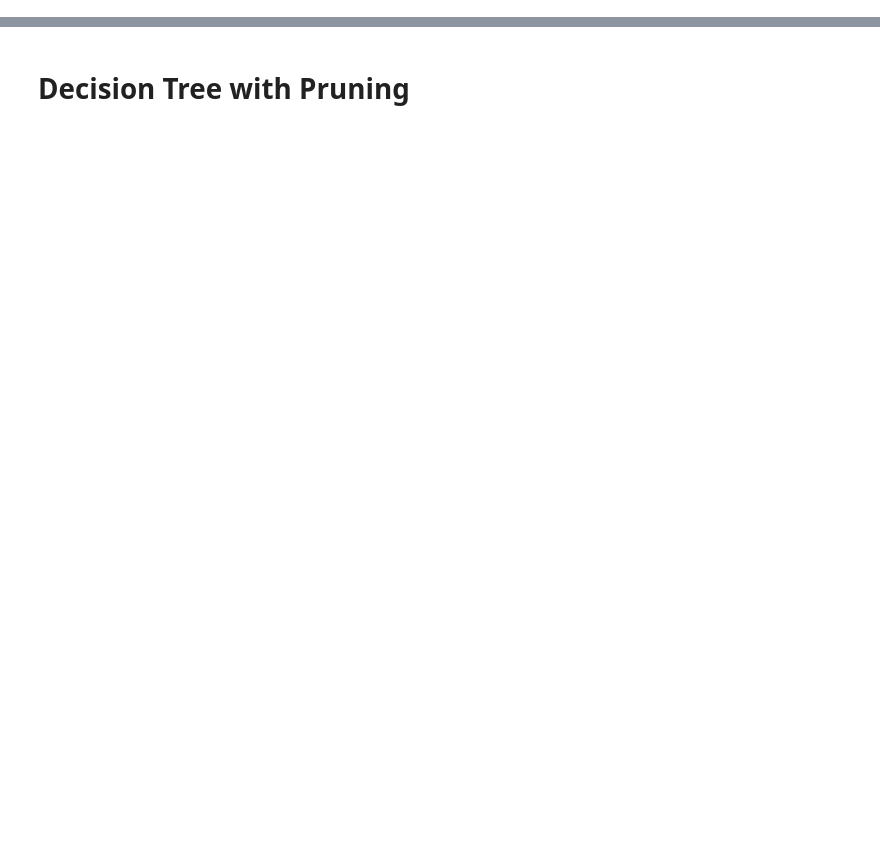
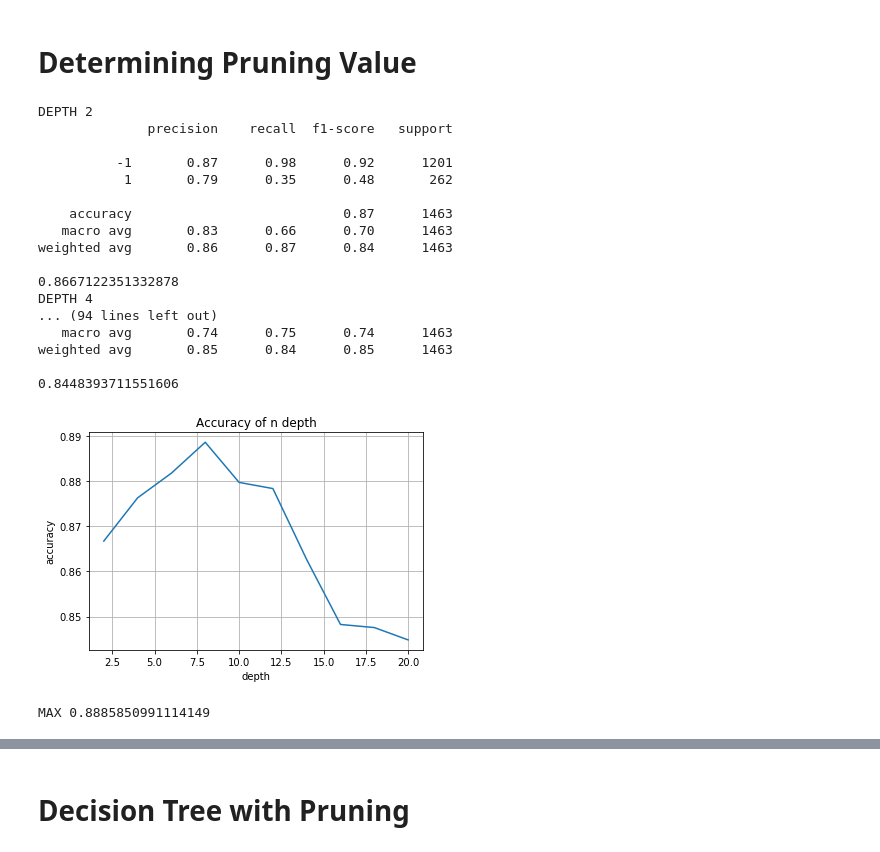
Before and after one commit to pparr/ml-supervised-learning, a Jupyter notebook: supervised_learning_parrott.ipynb, the cells around one changed output, grey strips where cells are left out. Cells and saved outputs as stored; diff of their text form; code cells hidden in the pictures; blank space fills up the shorter version.

```diff
--- a/supervised_learning_parrott.ipynb
+++ b/supervised_learning_parrott.ipynb
@@ -165,0 +188,2 @@ x_train, x_test, y_train, y_test = train_test_split(X, y) # 75/25 default
+# %% [markdown]
+# Determining Pruning Value
@@ -165,0 +283,22 @@ x_train, x_test, y_train, y_test = train_test_split(X, y) # 75/25 default
+# %%
+test_max_depth_values(x_train, y_train)
+# %% [output]
+DEPTH 2
+              precision    recall  f1-score   support
+
+          -1       0.87      0.98      0.92      1201
+           1       0.79      0.35      0.48       262
+
+    accuracy                           0.87      1463
+   macro avg       0.83      0.66      0.70      1463
+weighted avg       0.86      0.87      0.84      1463
+
+0.8667122351332878
+DEPTH 4
+... (94 lines left out)
+   macro avg       0.74      0.75      0.74      1463
+weighted avg       0.85      0.84      0.85      1463
+
+0.8448393711551606
+[figure, added]
+MAX 0.8885850991114149
```
Also changed, not shown: parts of 10 cells of this notebook, 1 other file.
